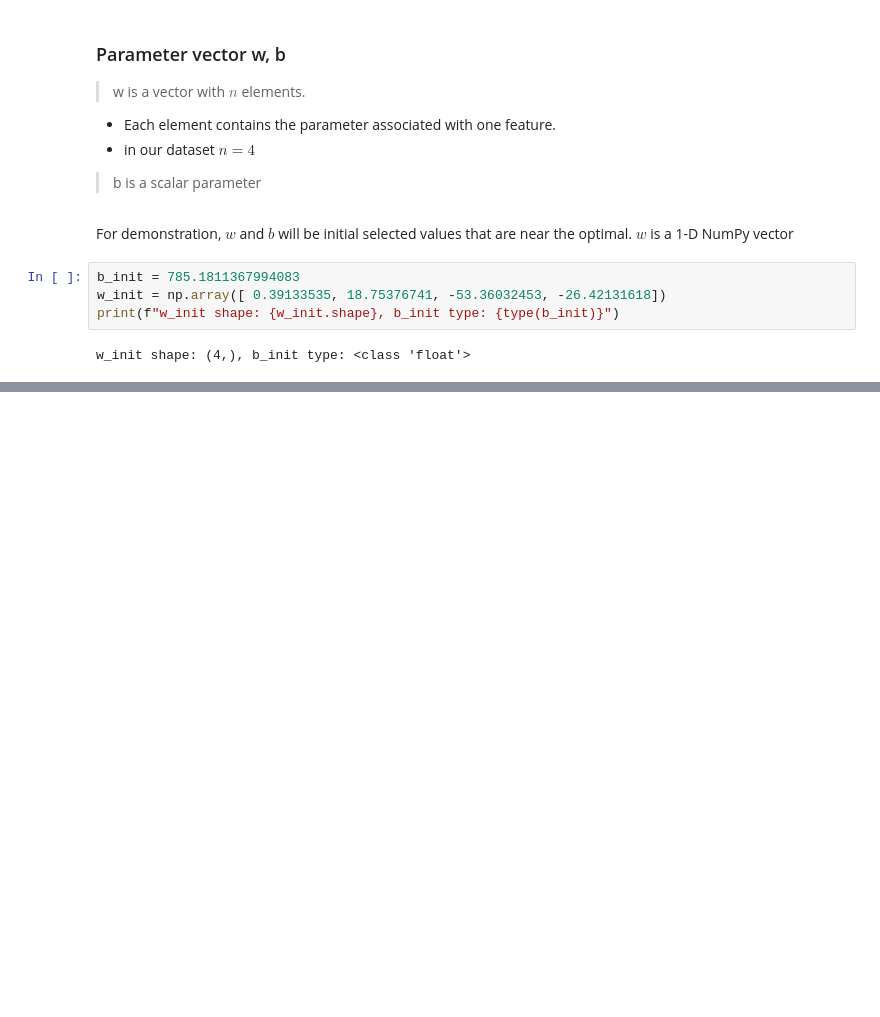
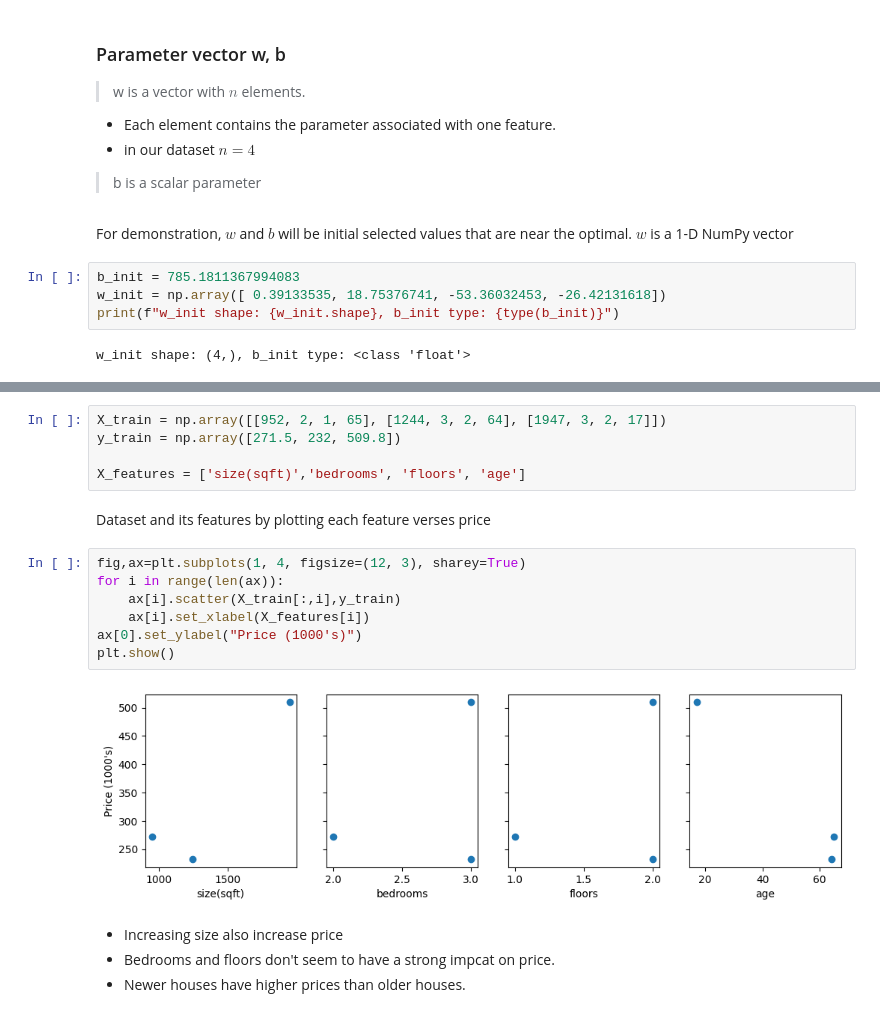
Before and after one commit to rSith/machine-learning-specialization, a Jupyter notebook: ML_Specialization_02_Multiple_Variable_Linear_Regression.ipynb, the cells around one changed output, grey strips where cells are left out. Drawn from its saved outputs; the diff is of its cells as text; blank space fills up the shorter version.

```diff
--- a/ML_Specialization_02_Multiple_Variable_Linear_Regression.ipynb
+++ b/ML_Specialization_02_Multiple_Variable_Linear_Regression.ipynb
@@ -61,0 +290,20 @@ w_init shape: (4,), b_init type: <class 'float'>
+# %%
+X_train = np.array([[952, 2, 1, 65], [1244, 3, 2, 64], [1947, 3, 2, 17]])
+y_train = np.array([271.5, 232, 509.8])
+
+X_features = ['size(sqft)','bedrooms', 'floors', 'age']
+# %% [markdown]
+Dataset and its features by plotting each feature verses price
+# %%
+fig,ax=plt.subplots(1, 4, figsize=(12, 3), sharey=True)
+for i in range(len(ax)):
+    ax[i].scatter(X_train[:,i],y_train)
+    ax[i].set_xlabel(X_features[i])
+ax[0].set_ylabel("Price (1000's)")
+plt.show()
+# %% [output]
+[figure, added]
+# %% [markdown]
+- Increasing size also increase price
+- Bedrooms and floors don't seem to have a strong impcat on price.
+- Newer houses have higher prices than older houses.
```
Also changed, not shown: parts of 46 cells of this notebook.
